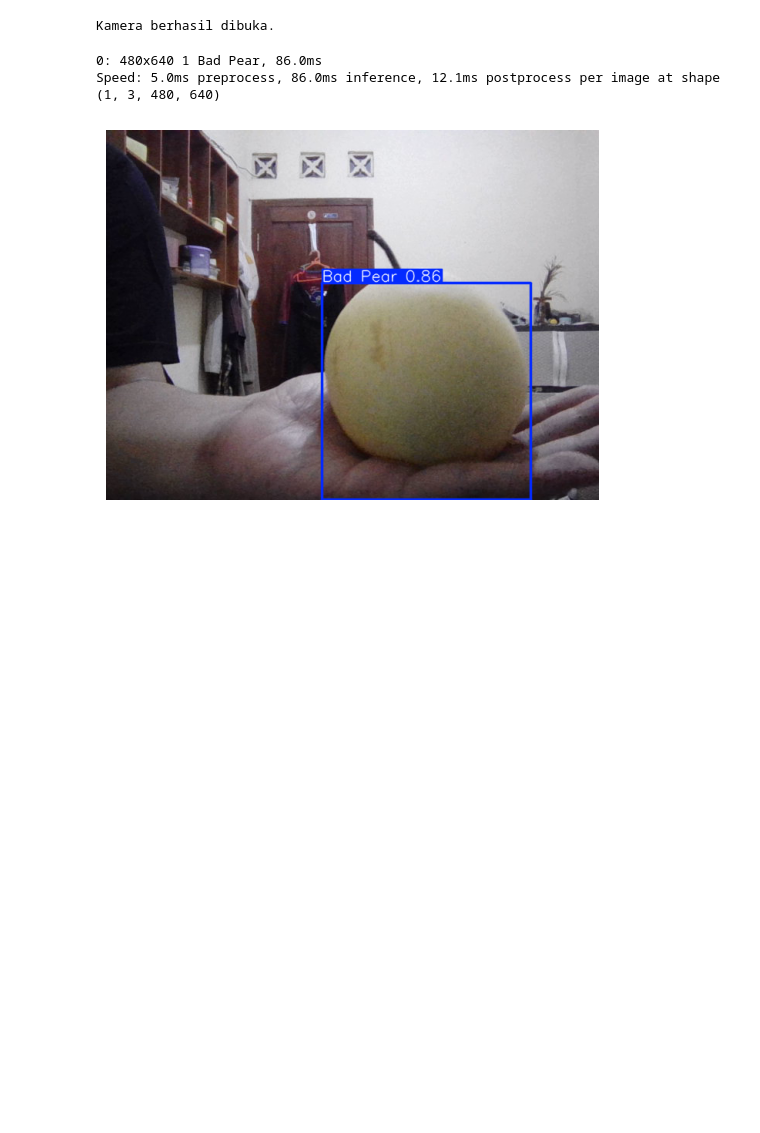
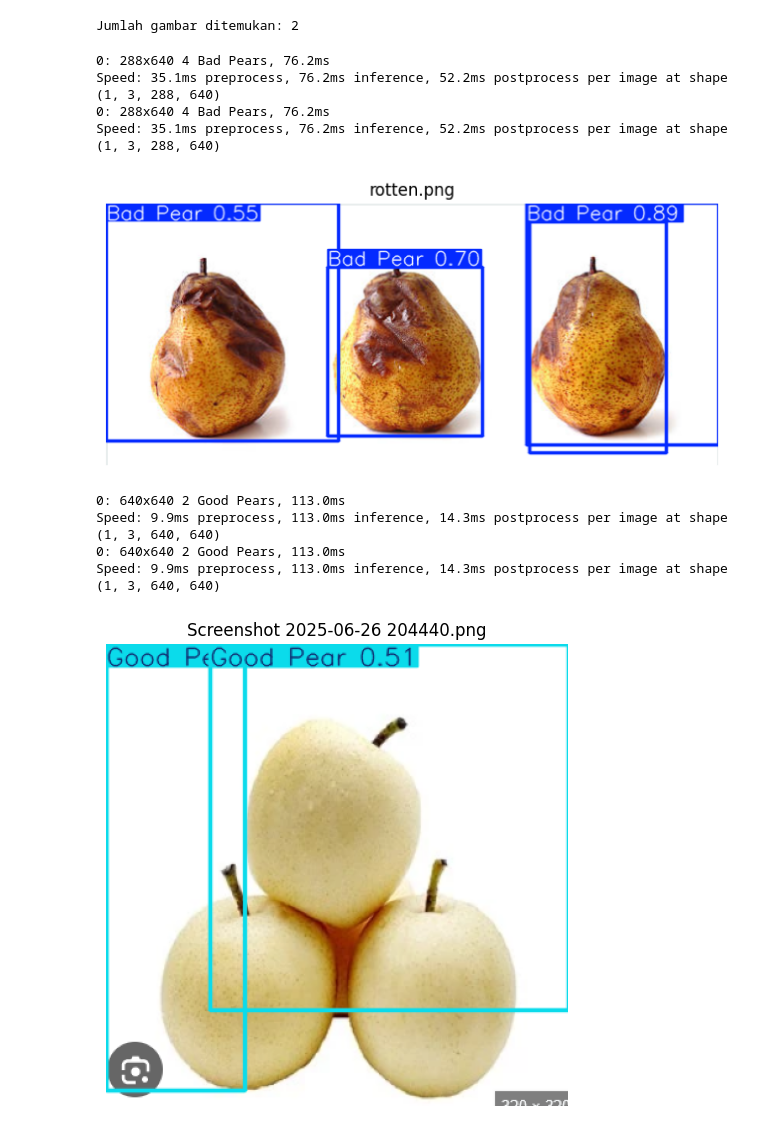
Before and after one commit to gerardomayella/Image-Recognition-with-YOLO-UAS, a Jupyter notebook: test.ipynb, the cells around one changed output. Drawn from its saved outputs; the diff is of its cells as text; code cells hidden in the pictures; blank space fills up the shorter version.

```diff
--- a/test.ipynb
+++ b/test.ipynb
@@ -9,38 +10,42 @@ import matplotlib.pyplot as plt
 # %%
 # Load model hasil training
 model = YOLO("runs/train/exp/weights/best.pt")
-# %%
-# Inisialisasi kamera (webcam)
-cap = cv2.VideoCapture(0)  # 0 untuk webcam default
-
-if not cap.isOpened():
-    print("Tidak dapat membuka kamera.")
-else:
-    print("Kamera berhasil dibuka.")
-# %% [output]
-Kamera berhasil dibuka.
-# %%
-# Jalankan deteksi secara real-time
-while True:
-    ret, frame = cap.read()
-    if not ret:
-        print("Gagal membaca frame dari kamera.")
-        break
-
-    # Deteksi objek pada frame
-    results = model(frame)
-    annotated_frame = results[0].plot()
-
-    # Tampilkan hasil deteksi di notebook
-    plt.imshow(cv2.cvtColor(annotated_frame, cv2.COLOR_BGR2RGB))
-    plt.axis('off')
-    plt.show()
-
-    # Hentikan setelah satu frame, atau gunakan input untuk lanjut
-    break  # Hapus break jika ingin looping, tapi hati-hati output akan sangat banyak
-
-cap.release()
-# %% [output]
-0: 480x640 1 Bad Pear, 86.0ms
-Speed: 5.0ms preprocess, 86.0ms inference, 12.1ms postprocess per image at shape (1, 3, 480, 640)
-[figure, removed]
+# %%
+# Tentukan path folder gambar
+folder_path = "test_images"
+
+# Ambil semua file gambar dalam folder
+image_files = [f for f in os.listdir(folder_path) if f.lower().endswith(('.png', '.jpg', '.jpeg'))]
+print(f"Jumlah gambar ditemukan: {len(image_files)}")
+# %% [output]
+Jumlah gambar ditemukan: 2
+# %%
+# Lakukan deteksi pada setiap gambar di folder
+for img_name in image_files:
+    img_path = os.path.join(folder_path, img_name)
+    img = cv2.imread(img_path)
+    if img is None:
+        print(f"Gagal membaca gambar: {img_name}")
+        continue
+
+    # Deteksi objek pada gambar
+    results = model(img)
+    annotated_img = results[0].plot()
+
+    # Tampilkan hasil deteksi
+    plt.figure(figsize=(8, 6))
+    plt.imshow(cv2.cvtColor(annotated_img, cv2.COLOR_BGR2RGB))
+    plt.title(img_name)
+    plt.axis('off')
+    plt.show()
+# %% [output]
+0: 288x640 4 Bad Pears, 76.2ms
+Speed: 35.1ms preprocess, 76.2ms inference, 52.2ms postprocess per image at shape (1, 3, 288, 640)
+0: 288x640 4 Bad Pears, 76.2ms
+Speed: 35.1ms preprocess, 76.2ms inference, 52.2ms postprocess per image at shape (1, 3, 288, 640)
+[figure, added]
+0: 640x640 2 Good Pears, 113.0ms
+Speed: 9.9ms preprocess, 113.0ms inference, 14.3ms postprocess per image at shape (1, 3, 640, 640)
+0: 640x640 2 Good Pears, 113.0ms
+Speed: 9.9ms preprocess, 113.0ms inference, 14.3ms postprocess per image at shape (1, 3, 640, 640)
+[figure, added]
```
Also changed, not shown: parts of 2 cells of this notebook, 2 other files.
